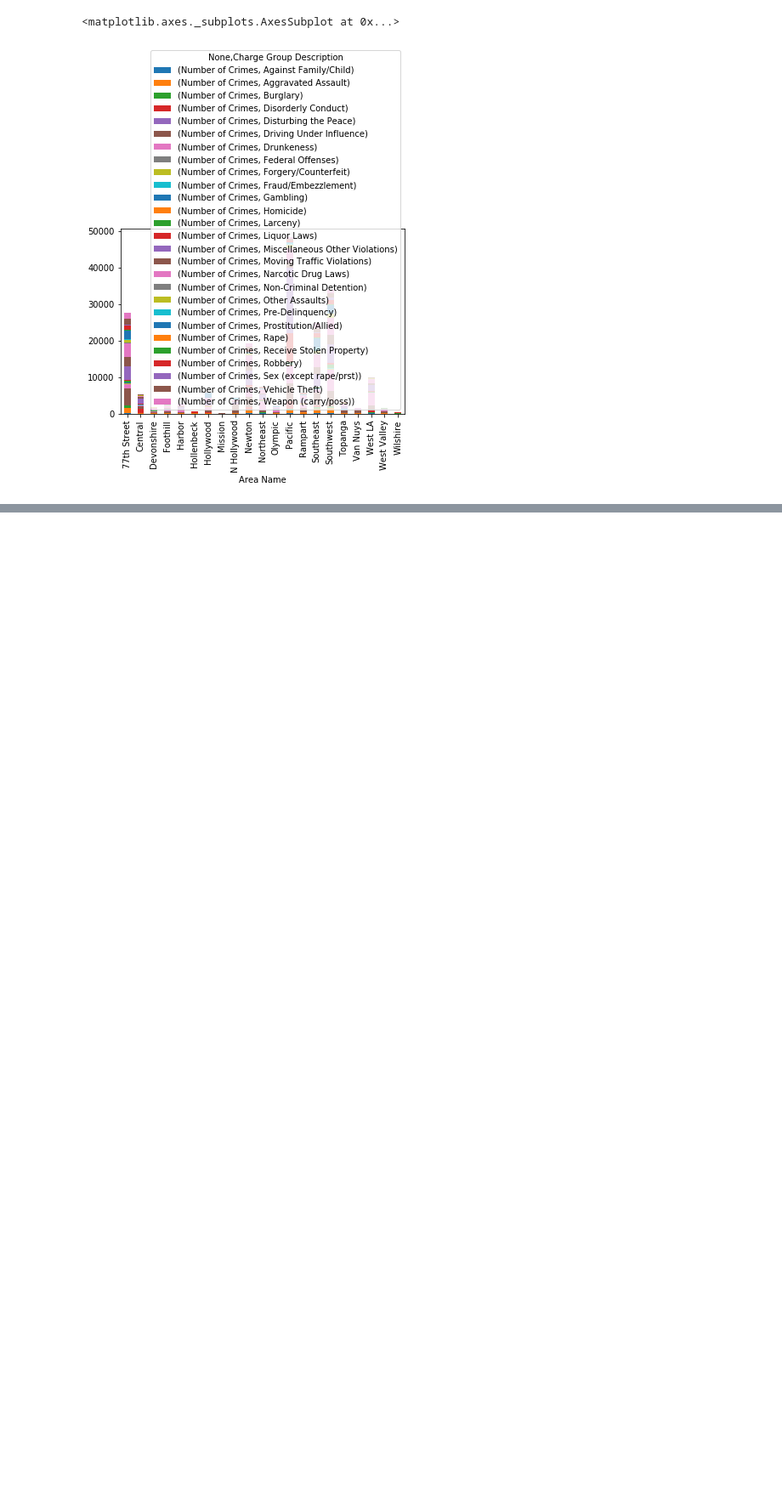
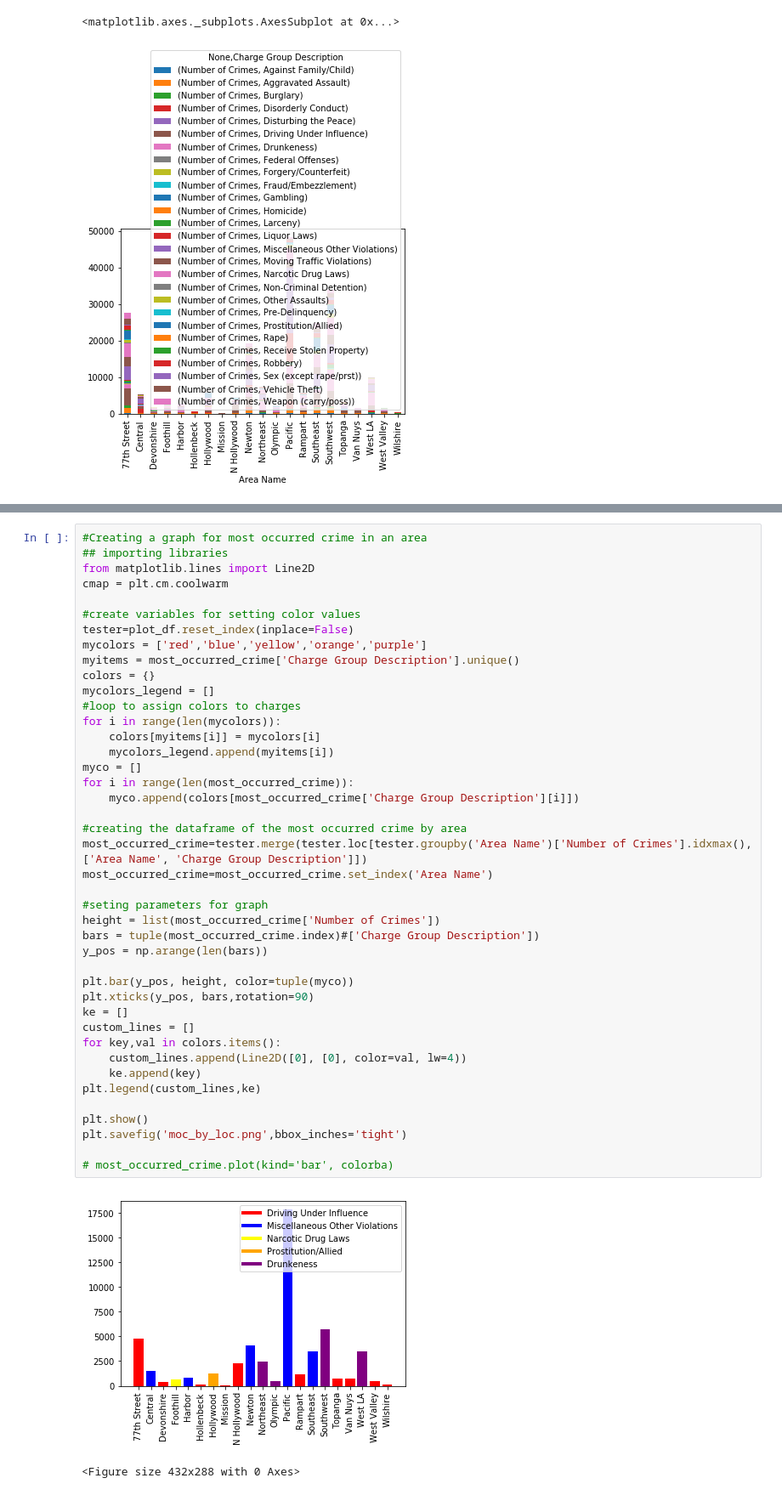
Before and after one commit to dshen90/Pandas_investigations_Inc_2, a Jupyter notebook: Crime_starter.ipynb, the cells around one changed output, grey strips where cells are left out. Shown at 85% size. Drawn from its saved outputs; the diff is of its cells as text; blank space fills up the shorter version.

Commit message:
added visuals

```diff
--- a/Crime_starter.ipynb
+++ b/Crime_starter.ipynb
@@ -225 +199,46 @@ most_occurred_crime
+# %%
+#Creating a graph for most occurred crime in an area
+## importing libraries
+from matplotlib.lines import Line2D
+cmap = plt.cm.coolwarm
+
+#create variables for setting color values
+tester=plot_df.reset_index(inplace=False)
+mycolors = ['red','blue','yellow','orange','purple']
+myitems = most_occurred_crime['Charge Group Description'].unique()
+colors = {}
+mycolors_legend = []
+#loop to assign colors to charges
+for i in range(len(mycolors)):
+    colors[myitems[i]] = mycolors[i]
+    mycolors_legend.append(myitems[i])
+myco = []
+for i in range(len(most_occurred_crime)):
+    myco.append(colors[most_occurred_crime['Charge Group Description'][i]])
+
+#creating the dataframe of the most occurred crime by area
+most_occurred_crime=tester.merge(tester.loc[tester.groupby('Area Name')['Number of Crimes'].idxmax(), ['Area Name', 'Charge Group Description']])
+most_occurred_crime=most_occurred_crime.set_index('Area Name')
+
+#seting parameters for graph
+height = list(most_occurred_crime['Number of Crimes'])
+bars = tuple(most_occurred_crime.index)#['Charge Group Description'])
+y_pos = np.arange(len(bars))
+
+plt.bar(y_pos, height, color=tuple(myco))
+plt.xticks(y_pos, bars,rotation=90)
+ke = []
+custom_lines = []
+for key,val in colors.items():
+    custom_lines.append(Line2D([0], [0], color=val, lw=4))
+    ke.append(key)
+plt.legend(custom_lines,ke)
+
+plt.show()
+plt.savefig('moc_by_loc.png',bbox_inches='tight')
+
+# most_occurred_crime.plot(kind='bar', colorba)
+# %% [output]
+[figure, added]
+<Figure size 432x288 with 0 Axes>
 # %%
```
Also changed, not shown: parts of 21 cells of this notebook, 5 other files.
